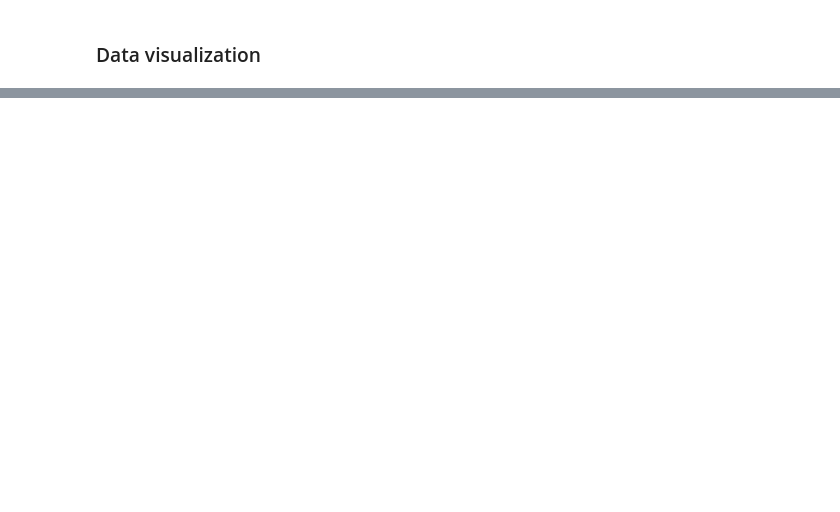
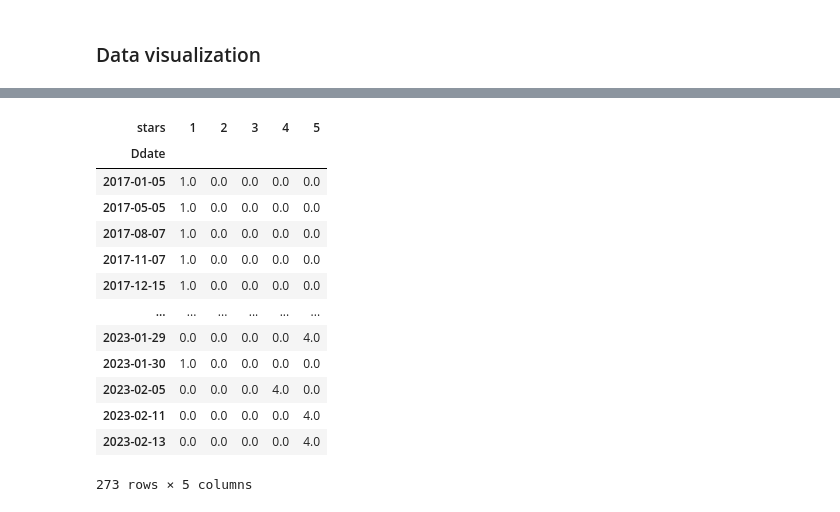
Before and after one commit to risa1796/Parship, a Jupyter notebook: BeautifulSoup_Trustpilot_Parship.ipynb, the cells around one changed output, grey strips where cells are left out. Cells and saved outputs as stored; diff of their text form; code cells hidden in the pictures; blank space fills up the shorter version.

```diff
--- a/BeautifulSoup_Trustpilot_Parship.ipynb
+++ b/BeautifulSoup_Trustpilot_Parship.ipynb
@@ -192,0 +311,21 @@ STAR RATING 5
+# %%
+pd.pivot_table(review_data,
+               index = 'Ddate',
+               columns= 'stars',
+               values = 'titles',
+               aggfunc= 'count').fillna(0)
+# %% [output]
+| stars | 1 | 2 | 3 | 4 | 5 |
+| Ddate |  |  |  |  |  |
+| 2017-01-05 | 1.0 | 0.0 | 0.0 | 0.0 | 0.0 |
+| 2017-05-05 | 1.0 | 0.0 | 0.0 | 0.0 | 0.0 |
+| 2017-08-07 | 1.0 | 0.0 | 0.0 | 0.0 | 0.0 |
+| 2017-11-07 | 1.0 | 0.0 | 0.0 | 0.0 | 0.0 |
+| 2017-12-15 | 1.0 | 0.0 | 0.0 | 0.0 | 0.0 |
+| ... | ... | ... | ... | ... | ... |
+| 2023-01-29 | 0.0 | 0.0 | 0.0 | 0.0 | 4.0 |
+| 2023-01-30 | 1.0 | 0.0 | 0.0 | 0.0 | 0.0 |
+| 2023-02-05 | 0.0 | 0.0 | 0.0 | 4.0 | 0.0 |
+| 2023-02-11 | 0.0 | 0.0 | 0.0 | 0.0 | 4.0 |
+| 2023-02-13 | 0.0 | 0.0 | 0.0 | 0.0 | 4.0 |
+273 rows × 5 columns
```
Also changed, not shown: parts of 21 cells of this notebook.
